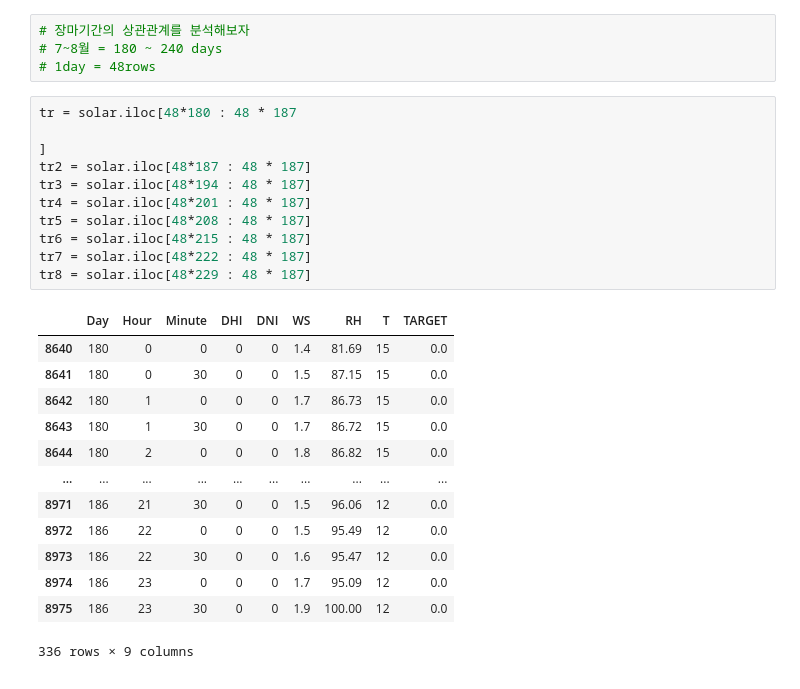
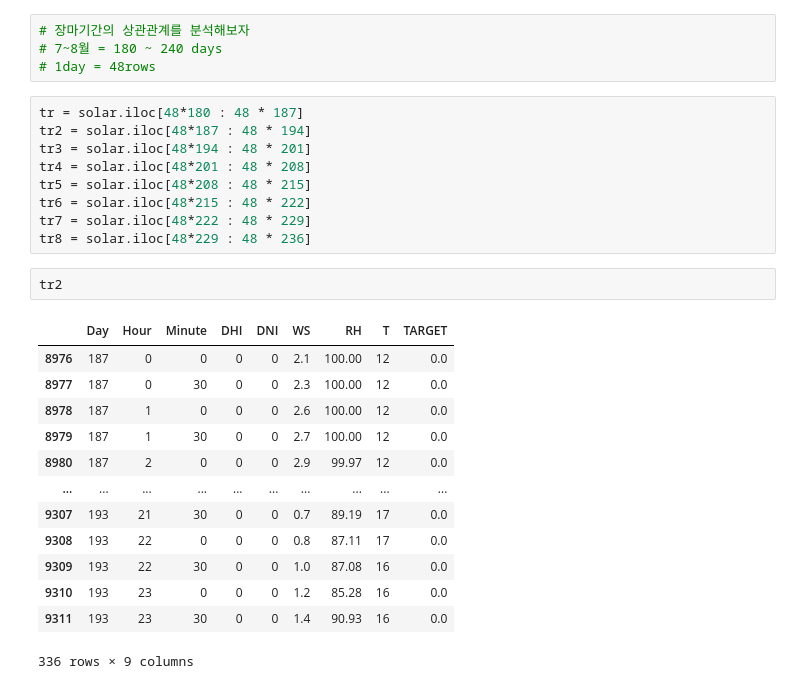
Before and after one commit to lhk063/Winter, a Jupyter notebook: 데이콘/태양광 발전량 예측 경진대회/correlation.ipynb, the cells around one changed output. Saved outputs shown, nothing was run; the diff lists cells and outputs as text.

```diff
--- a/데이콘/태양광 발전량 예측 경진대회/correlation.ipynb
+++ b/데이콘/태양광 발전량 예측 경진대회/correlation.ipynb
@@ -211,27 +211,27 @@ corr_day.style.background_gradient(cmap='magma')
 # 7~8월 = 180 ~ 240 days
 # 1day = 48rows
 # %%
-tr = solar.iloc[48*180 : 48 * 187
-
-]
-tr2 = solar.iloc[48*187 : 48 * 187]
-tr3 = solar.iloc[48*194 : 48 * 187]
-tr4 = solar.iloc[48*201 : 48 * 187]
-tr5 = solar.iloc[48*208 : 48 * 187]
-tr6 = solar.iloc[48*215 : 48 * 187]
-tr7 = solar.iloc[48*222 : 48 * 187]
-tr8 = solar.iloc[48*229 : 48 * 187]
+tr = solar.iloc[48*180 : 48 * 187]
+tr2 = solar.iloc[48*187 : 48 * 194]
+tr3 = solar.iloc[48*194 : 48 * 201]
+tr4 = solar.iloc[48*201 : 48 * 208]
+tr5 = solar.iloc[48*208 : 48 * 215]
+tr6 = solar.iloc[48*215 : 48 * 222]
+tr7 = solar.iloc[48*222 : 48 * 229]
+tr8 = solar.iloc[48*229 : 48 * 236]
-# %% [output]
-|  | Day | Hour | Minute | DHI | DNI | WS | RH | T | TARGET |
-| 8640 | 180 | 0 | 0 | 0 | 0 | 1.4 | 81.69 | 15 | 0.0 |
-| 8641 | 180 | 0 | 30 | 0 | 0 | 1.5 | 87.15 | 15 | 0.0 |
-| 8642 | 180 | 1 | 0 | 0 | 0 | 1.7 | 86.73 | 15 | 0.0 |
-| 8643 | 180 | 1 | 30 | 0 | 0 | 1.7 | 86.72 | 15 | 0.0 |
-| 8644 | 180 | 2 | 0 | 0 | 0 | 1.8 | 86.82 | 15 | 0.0 |
-| ... | ... | ... | ... | ... | ... | ... | ... | ... | ... |
-| 8971 | 186 | 21 | 30 | 0 | 0 | 1.5 | 96.06 | 12 | 0.0 |
-| 8972 | 186 | 22 | 0 | 0 | 0 | 1.5 | 95.49 | 12 | 0.0 |
-| 8973 | 186 | 22 | 30 | 0 | 0 | 1.6 | 95.47 | 12 | 0.0 |
-| 8974 | 186 | 23 | 0 | 0 | 0 | 1.7 | 95.09 | 12 | 0.0 |
-| 8975 | 186 | 23 | 30 | 0 | 0 | 1.9 | 100.00 | 12 | 0.0 |
-336 rows × 9 columns
+# %%
+tr2
+# %% [output]
+|  | Day | Hour | Minute | DHI | DNI | WS | RH | T | TARGET |
+| 8976 | 187 | 0 | 0 | 0 | 0 | 2.1 | 100.00 | 12 | 0.0 |
+| 8977 | 187 | 0 | 30 | 0 | 0 | 2.3 | 100.00 | 12 | 0.0 |
+| 8978 | 187 | 1 | 0 | 0 | 0 | 2.6 | 100.00 | 12 | 0.0 |
+| 8979 | 187 | 1 | 30 | 0 | 0 | 2.7 | 100.00 | 12 | 0.0 |
+| 8980 | 187 | 2 | 0 | 0 | 0 | 2.9 | 99.97 | 12 | 0.0 |
+| ... | ... | ... | ... | ... | ... | ... | ... | ... | ... |
+| 9307 | 193 | 21 | 30 | 0 | 0 | 0.7 | 89.19 | 17 | 0.0 |
+| 9308 | 193 | 22 | 0 | 0 | 0 | 0.8 | 87.11 | 17 | 0.0 |
+| 9309 | 193 | 22 | 30 | 0 | 0 | 1.0 | 87.08 | 16 | 0.0 |
+| 9310 | 193 | 23 | 0 | 0 | 0 | 1.2 | 85.28 | 16 | 0.0 |
+| 9311 | 193 | 23 | 30 | 0 | 0 | 1.4 | 90.93 | 16 | 0.0 |
+336 rows × 9 columns
```
Also changed, not shown: parts of 9 cells of this notebook, 4 other files.
